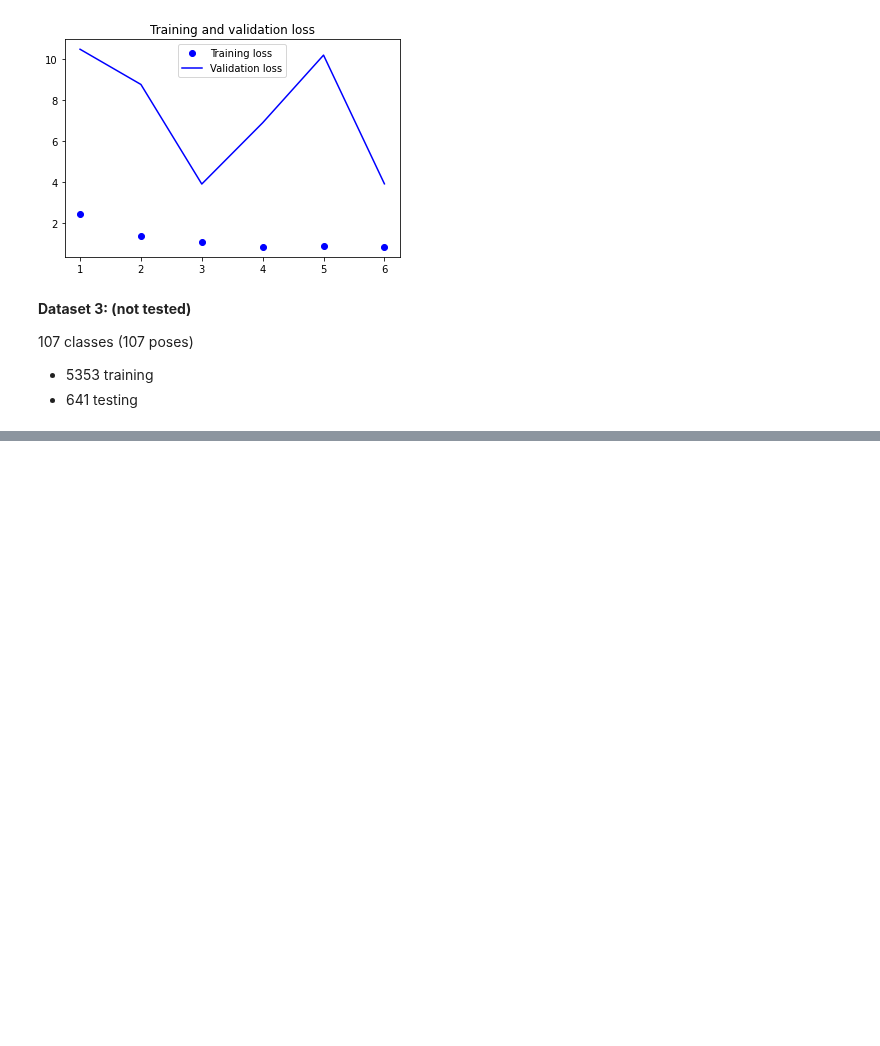
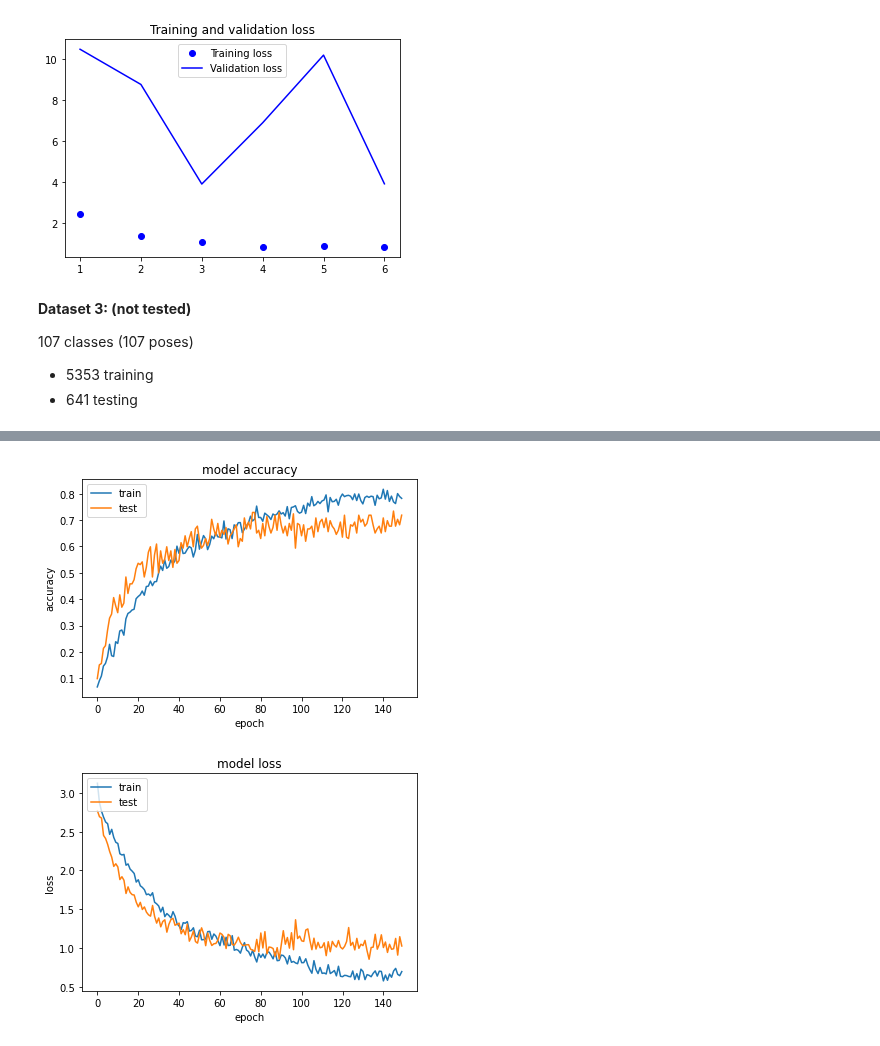
Before and after one commit to tduffy000/deep-learning-group, a Jupyter notebook: Yoga pose model_Tony.ipynb, the cells around one changed output, grey strips where cells are left out. Cells and saved outputs as stored; diff of their text form; code cells hidden in the pictures; blank space fills up the shorter version.

```diff
--- a/Yoga pose model_Tony.ipynb
+++ b/Yoga pose model_Tony.ipynb
@@ -770,0 +1090,5 @@ Epoch 00030: val_accuracy did not improve from 0.32293
+# %%
+helpers.plotTrainingHistory(best_model_results.history)
+# %% [output]
+[figure, added]
+[figure, added]
```
Also changed, not shown: parts of 86 cells of this notebook, 23 other files.
